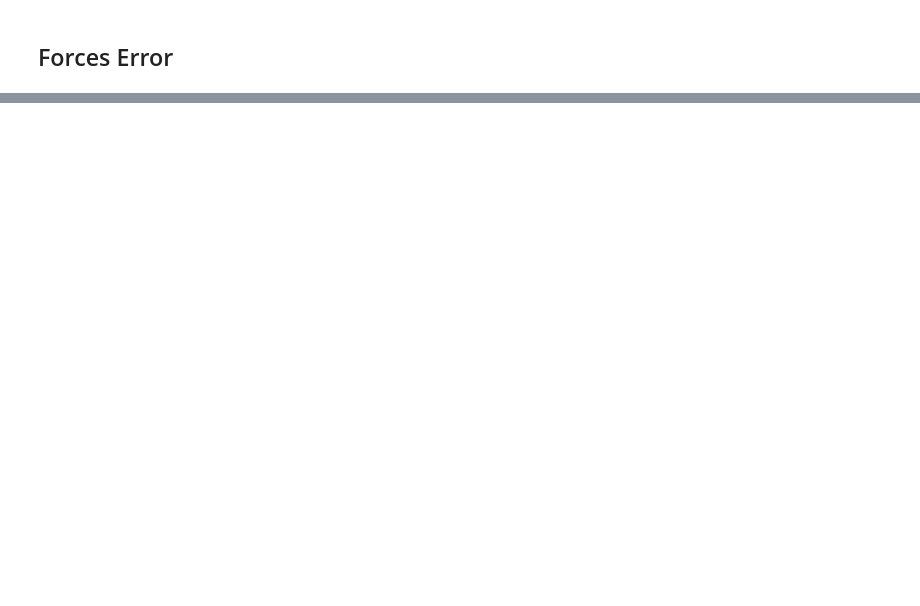
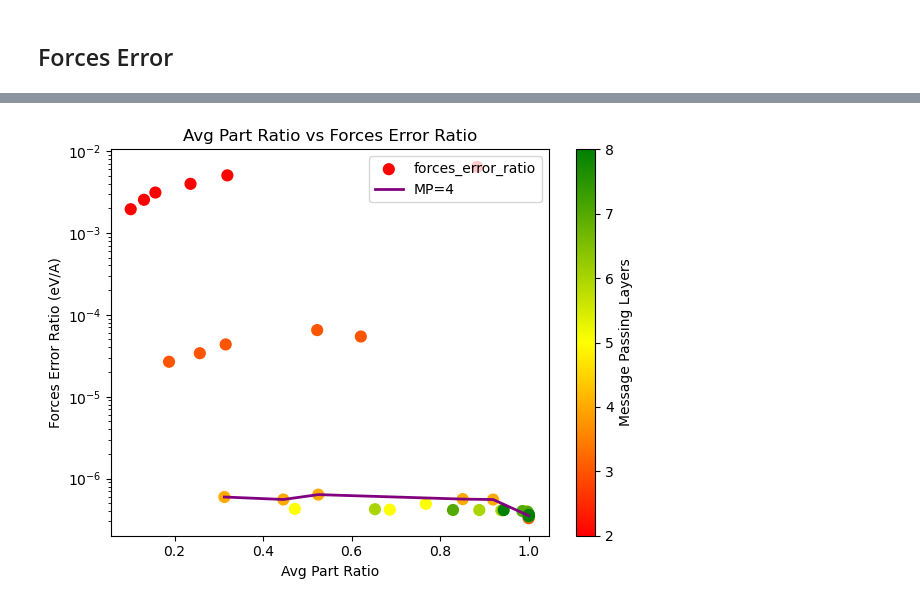
Before and after one commit to jaeheonshim/atomic-graph-partitioning, a Jupyter notebook: test_results.ipynb, the cells around one changed output, grey strips where cells are left out. Saved outputs shown, nothing was run; the diff lists cells and outputs as text; code cells hidden in the pictures; blank space fills up the shorter version.

```diff
--- a/test_results.ipynb
+++ b/test_results.ipynb
@@ -97,3 +99,42 @@ ax2.set_ylim([0, 1])
+# %%
+import matplotlib.pyplot as plt
+import matplotlib.colors as mcolors
+import numpy as np
+
+mp_value = 4
+x_axis_column = 'avg_part_ratio'
+y_axis_column = 'forces_error_ratio'
+
+fig, ax1 = plt.subplots()
+
+cmap = mcolors.LinearSegmentedColormap.from_list("RdYlGn", ["red", "yellow", "green"])
+norm = mcolors.Normalize(vmin=df['num_mp'].min(), vmax=df['num_mp'].max())
+
+scatter = ax1.scatter(df[x_axis_column], df[y_axis_column],
+                     c=df['num_mp'], cmap=cmap, norm=norm,
+                     s=60, label=y_axis_column)
+
+mp_filtered_df = df[df['num_mp'] == mp_value]
+
+if not mp_filtered_df.empty:
+    mp_filtered_df = mp_filtered_df.sort_values(x_axis_column)
+
+    line, = ax1.plot(mp_filtered_df[x_axis_column], mp_filtered_df[y_axis_column],
+             'purple', linewidth=2, label=f'MP={mp_value}')
+
+ax1.set_yscale('log')
+ax1.set_title(f"{x_axis_column.replace('_', ' ').title()} vs {y_axis_column.replace('_', ' ').title()}")
+ax1.set_xlabel(x_axis_column.replace('_', ' ').title())
+ax1.set_ylabel(y_axis_column.replace('_', ' ').title() + " (eV/A)")
+
+cbar = plt.colorbar(scatter)
+cbar.set_label('Message Passing Layers')
+ax1.legend(loc='upper right')
+
+plt.tight_layout()
+plt.show()
+# %% [output]
+[figure, added]
 # %%
 ax = avg_by_mp.plot(y=['forces_error_ratio'], logy=True)
 ax.set_title("Number of Message Passing Layers vs Forces Error Ratio")
```
Also changed, not shown: parts of 7 cells of this notebook, 9 other files.
